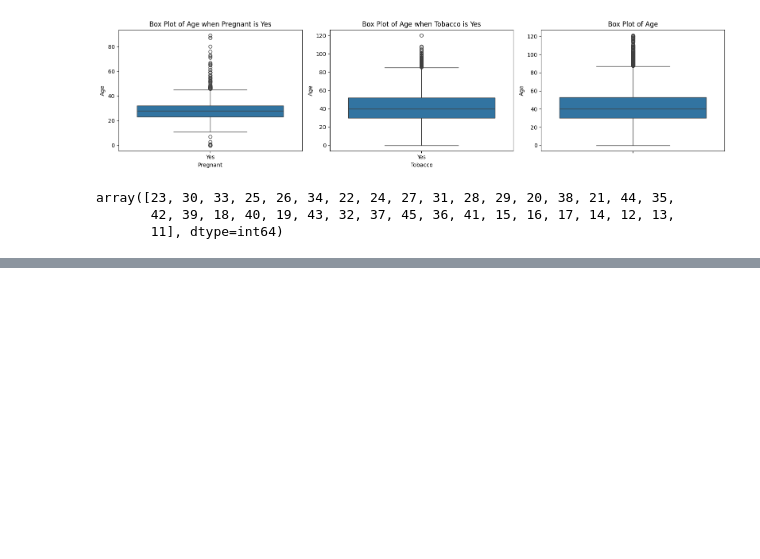
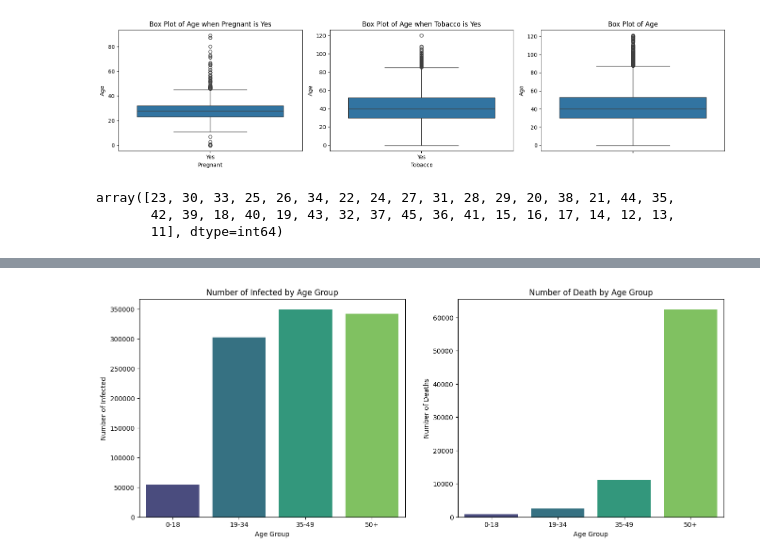
Before and after one commit to morkou/Healthcare, a Jupyter notebook: Cleaning/covid_datasets_cleaning.ipynb, the cells around one changed output, grey strips where cells are left out. Cells and saved outputs as stored; diff of their text form; code cells hidden in the pictures; blank space fills up the shorter version.

```diff
--- a/Cleaning/covid_datasets_cleaning.ipynb
+++ b/Cleaning/covid_datasets_cleaning.ipynb
@@ -112,0 +185,23 @@ covid_data_kaggle_df = covid_data_kaggle_df[~((covid_data_kaggle_df['Tobacco'] =
+# %%
+infection_counts_by_age_group = covid_data_kaggle_df['Age Group'].value_counts()
+# Count the number of deaths per age group
+death_counts_age_group = deaths_df['Age Group'].value_counts()
+
+# Create subplots
+fig, (ax1, ax2) = plt.subplots(1, 2, figsize=(16, 6))
+
+# Plot for number of infected males and females
+sns.barplot(x=infection_counts_by_age_group.index, y=infection_counts_by_age_group.values, hue=infection_counts_by_age_group.index, palette='viridis', ax=ax1)
+ax1.set_title('Number of Infected by Age Group')
+ax1.set_xlabel('Age Group')
+ax1.set_ylabel('Number of Infected')
+
+# Plot for number of survivals by gender
+sns.barplot(x=death_counts_age_group.index, y=death_counts_age_group.values, hue=death_counts_age_group.index, palette='viridis', ax=ax2)
+ax2.set_title('Number of Death by Age Group')
+ax2.set_xlabel('Age Group')
+ax2.set_ylabel('Number of Deaths')
+
+plt.show()
+# %% [output]
+[figure, added]
```
Also changed, not shown: parts of 9 cells of this notebook.
